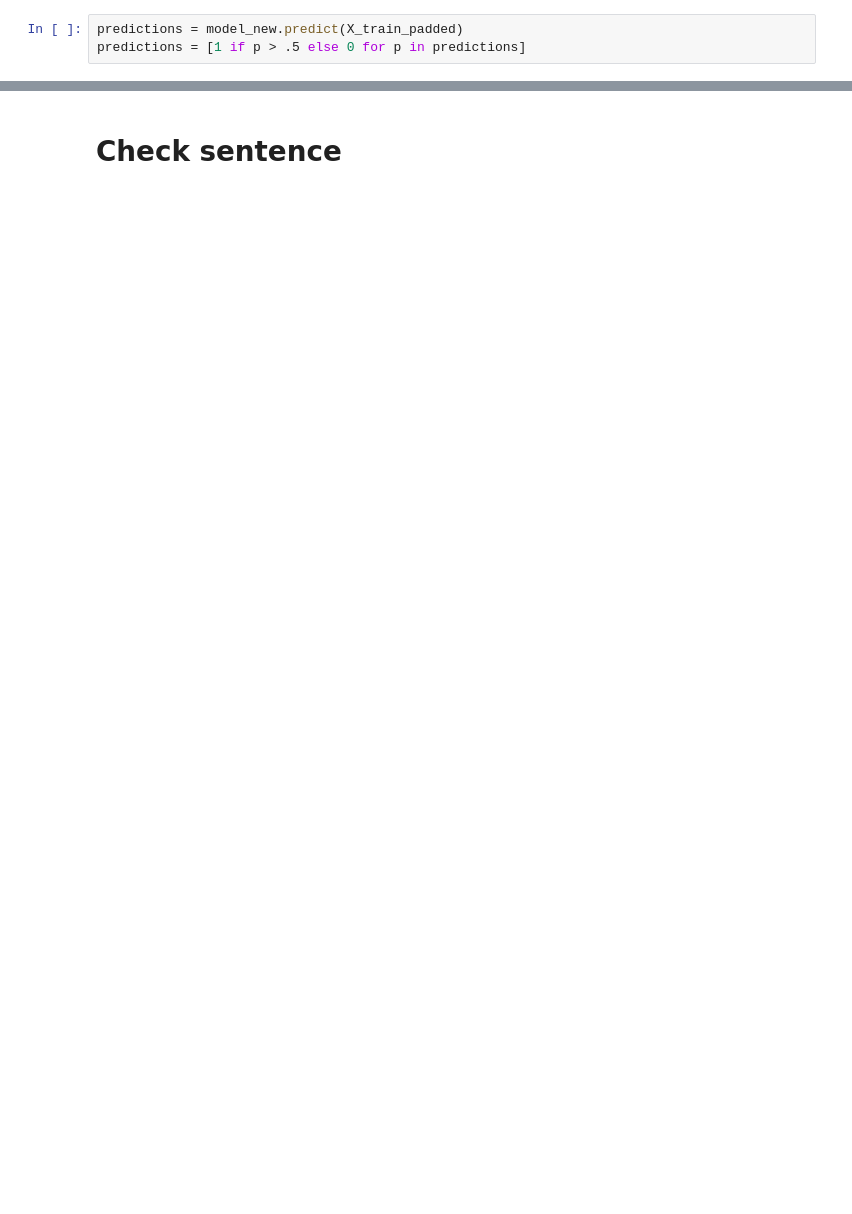
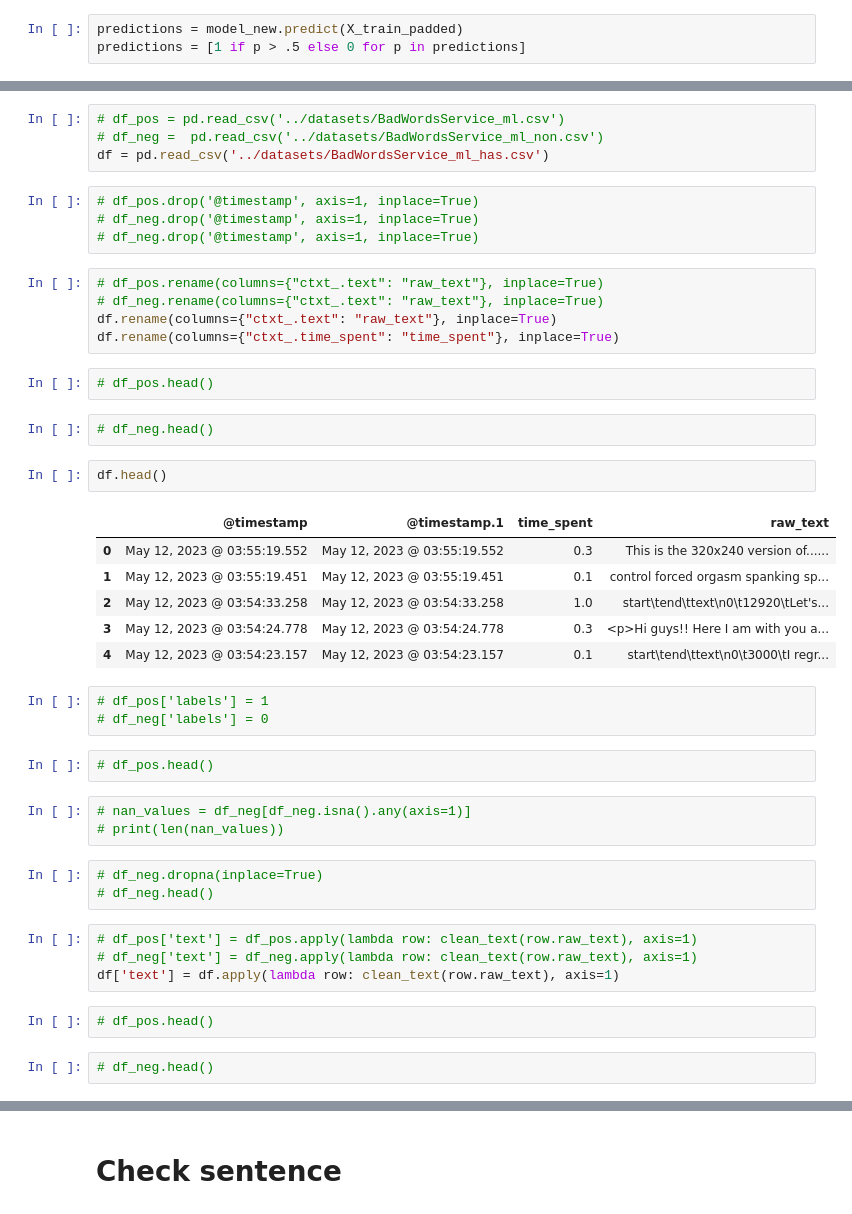
Before and after one commit to adwiza/datascience_skillbox, a Jupyter notebook: BW_project/BW_TEXT_PREP-W2V-TF-wo_HTML.ipynb, the cells around one changed output, grey strips where cells are left out. Saved outputs shown, nothing was run; the diff lists cells and outputs as text; blank space fills up the shorter version.

```diff
--- a/BW_project/BW_TEXT_PREP-W2V-TF-wo_HTML.ipynb
+++ b/BW_project/BW_TEXT_PREP-W2V-TF-wo_HTML.ipynb
@@ -304,0 +375,45 @@ predictions = [1 if p > .5 else 0 for p in predictions]
+# %%
+# df_pos = pd.read_csv('../datasets/BadWordsService_ml.csv')
+# df_neg =  pd.read_csv('../datasets/BadWordsService_ml_non.csv')
+df = pd.read_csv('../datasets/BadWordsService_ml_has.csv')
+# %%
+# df_pos.drop('@timestamp', axis=1, inplace=True)
+# df_neg.drop('@timestamp', axis=1, inplace=True)
+# df_neg.drop('@timestamp', axis=1, inplace=True)
+# %%
+# df_pos.rename(columns={"ctxt_.text": "raw_text"}, inplace=True)
+# df_neg.rename(columns={"ctxt_.text": "raw_text"}, inplace=True)
+df.rename(columns={"ctxt_.text": "raw_text"}, inplace=True)
+df.rename(columns={"ctxt_.time_spent": "time_spent"}, inplace=True)
+# %%
+# df_pos.head()
+# %%
+# df_neg.head()
+# %%
+df.head()
+# %% [output]
+|  | @timestamp | @timestamp.1 | time_spent | raw_text |
+| 0 | May 12, 2023 @ 03:55:19.552 | May 12, 2023 @ 03:55:19.552 | 0.3 | This is the 320x240 version of...... |
+| 1 | May 12, 2023 @ 03:55:19.451 | May 12, 2023 @ 03:55:19.451 | 0.1 | control forced orgasm spanking sp... |
+| 2 | May 12, 2023 @ 03:54:33.258 | May 12, 2023 @ 03:54:33.258 | 1.0 | start\tend\ttext\n0\t12920\tLet's... |
+| 3 | May 12, 2023 @ 03:54:24.778 | May 12, 2023 @ 03:54:24.778 | 0.3 | <p>Hi guys!! Here I am with you a... |
+| 4 | May 12, 2023 @ 03:54:23.157 | May 12, 2023 @ 03:54:23.157 | 0.1 | start\tend\ttext\n0\t3000\tI regr... |
+# %%
+# df_pos['labels'] = 1
+# df_neg['labels'] = 0
+# %%
+# df_pos.head()
+# %%
+# nan_values = df_neg[df_neg.isna().any(axis=1)]
+# print(len(nan_values))
+# %%
+# df_neg.dropna(inplace=True)
+# df_neg.head()
+# %%
+# df_pos['text'] = df_pos.apply(lambda row: clean_text(row.raw_text), axis=1)
+# df_neg['text'] = df_neg.apply(lambda row: clean_text(row.raw_text), axis=1)
+df['text'] = df.apply(lambda row: clean_text(row.raw_text), axis=1)
+# %%
+# df_pos.head()
+# %%
+# df_neg.head()
```
Also changed, not shown: parts of 66 cells of this notebook, 6 other files.
